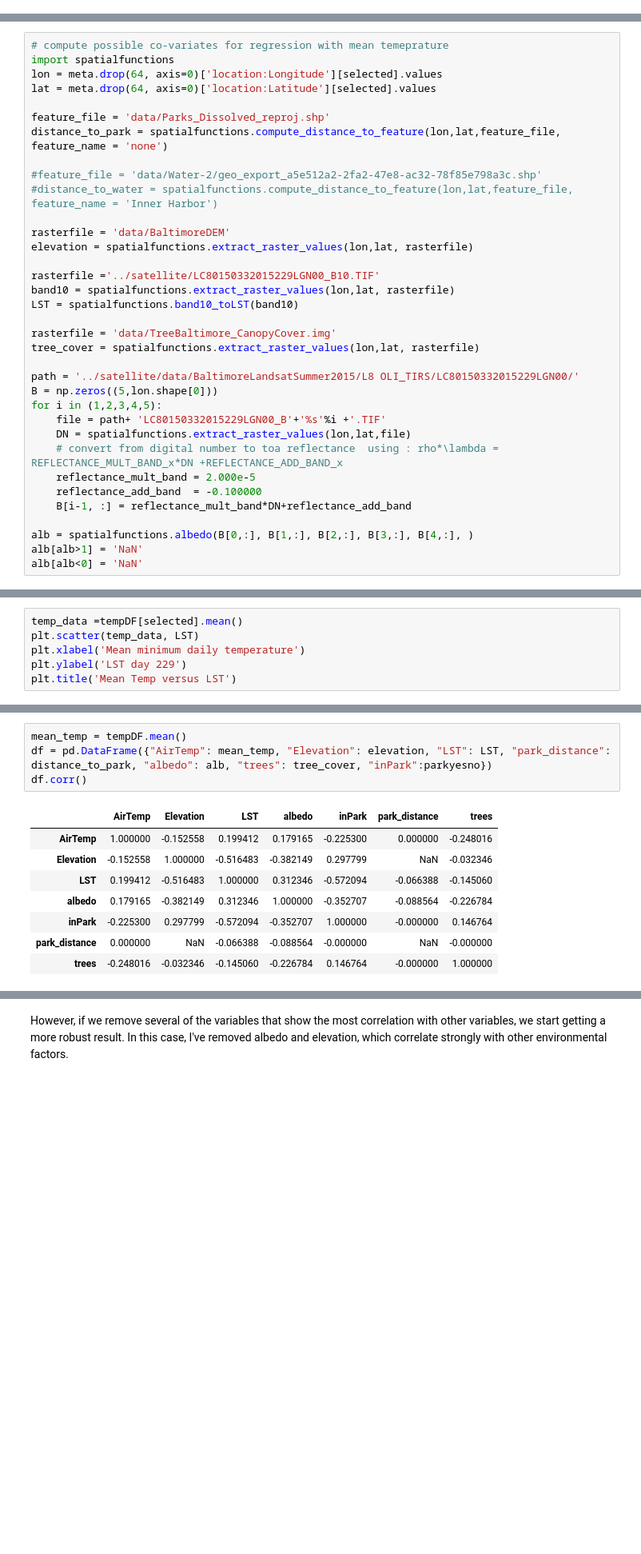
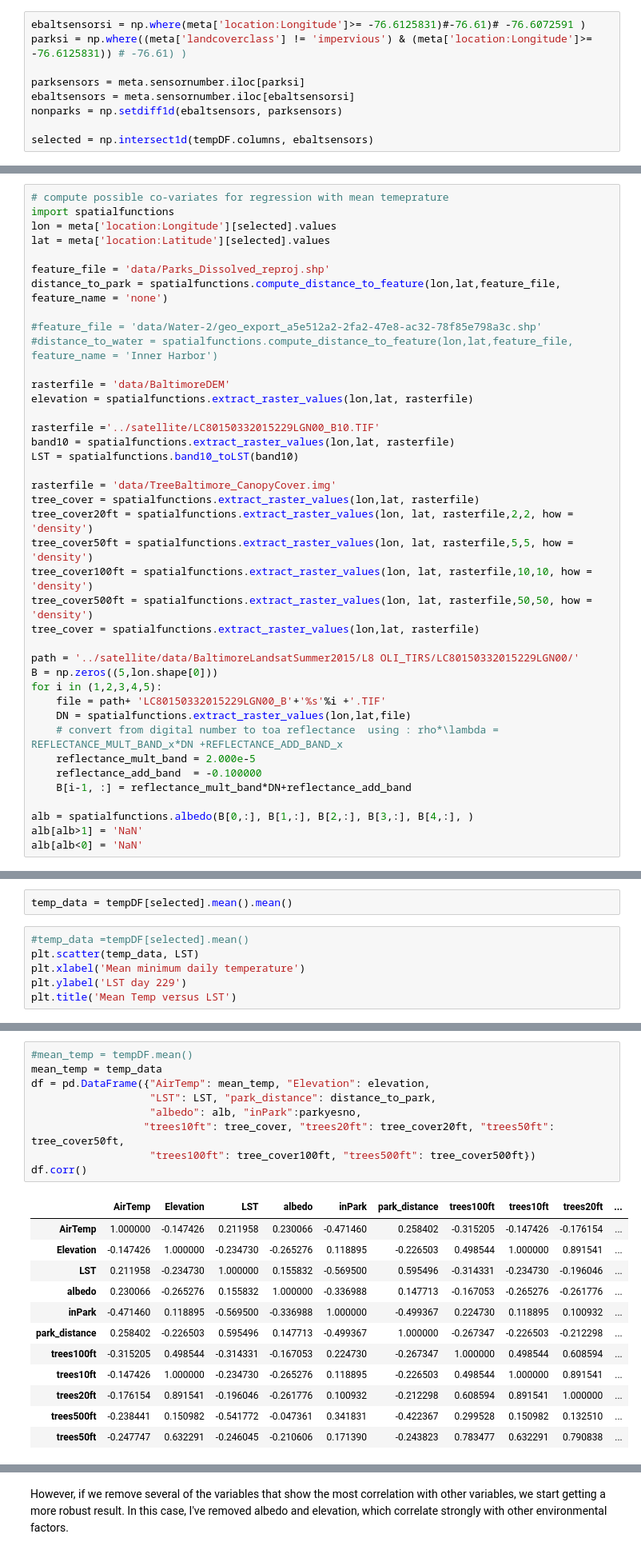
Before and after one commit to gottscott/cityheat, a Jupyter notebook: Bmore/maps.ipynb, the cells around one changed output, grey strips where cells are left out. Shown at 80% size. Cells and saved outputs as stored; diff of their text form; blank space fills up the shorter version.

```diff
--- a/Bmore/maps.ipynb
+++ b/Bmore/maps.ipynb
@@ -58,0 +73,9 @@ pressure = olinhalldf['pressure'].resample('H')[startDate:endDate]
+# %%
+ebaltsensorsi = np.where(meta['location:Longitude']>= -76.6125831)#-76.61)# -76.6072591 )
+parksi = np.where((meta['landcoverclass'] != 'impervious') & (meta['location:Longitude']>= -76.6125831)) # -76.61) )
+
+parksensors = meta.sensornumber.iloc[parksi]
+ebaltsensors = meta.sensornumber.iloc[ebaltsensorsi]
+nonparks = np.setdiff1d(ebaltsensors, parksensors)
+
+selected = np.intersect1d(tempDF.columns, ebaltsensors)
@@ -66,8 +97,8 @@ mapmean(tempDF.resample('D', how = 'min')[selected],
 # %%
 # compute possible co-variates for regression with mean temeprature
 import spatialfunctions
-lon = meta.drop(64, axis=0)['location:Longitude'][selected].values
-lat = meta.drop(64, axis=0)['location:Latitude'][selected].values
+lon = meta['location:Longitude'][selected].values
+lat = meta['location:Latitude'][selected].values
 
 feature_file = 'data/Parks_Dissolved_reproj.shp'
 distance_to_park = spatialfunctions.compute_distance_to_feature(lon,lat,feature_file, feature_name = 'none')
@@ -84,6 +115,11 @@ LST = spatialfunctions.band10_toLST(band10)
 
 rasterfile = 'data/TreeBaltimore_CanopyCover.img'
 tree_cover = spatialfunctions.extract_raster_values(lon,lat, rasterfile)
+tree_cover20ft = spatialfunctions.extract_raster_values(lon, lat, rasterfile,2,2, how = 'density')
+tree_cover50ft = spatialfunctions.extract_raster_values(lon, lat, rasterfile,5,5, how = 'density')
+tree_cover100ft = spatialfunctions.extract_raster_values(lon, lat, rasterfile,10,10, how = 'density')
+tree_cover500ft = spatialfunctions.extract_raster_values(lon, lat, rasterfile,50,50, how = 'density')
+tree_cover = spatialfunctions.extract_raster_values(lon,lat, rasterfile)
 
 path = '../satellite/data/BaltimoreLandsatSummer2015/L8 OLI_TIRS/LC80150332015229LGN00/'
 B = np.zeros((5,lon.shape[0]))
@@ -146,5 +144,7 @@ use .resample(...).mean() instead of .resample(...)
+# %%
+temp_data = tempDF[selected].mean().mean()
 # %%
-temp_data =tempDF[selected].mean()
+#temp_data =tempDF[selected].mean()
 plt.scatter(temp_data, LST)
 plt.xlabel('Mean minimum daily temperature')
 plt.ylabel('LST day 229')
@@ -162,13 +169,22 @@ Note that the correlations between the variables is stronger than the correlatio
 # %%
-mean_temp = tempDF.mean()
-df = pd.DataFrame({"AirTemp": mean_temp, "Elevation": elevation, "LST": LST, "park_distance": distance_to_park, "albedo": alb, "trees": tree_cover, "inPark":parkyesno})
+#mean_temp = tempDF.mean()
+mean_temp = temp_data
+df = pd.DataFrame({"AirTemp": mean_temp, "Elevation": elevation,
+                   "LST": LST, "park_distance": distance_to_park,
+                   "albedo": alb, "inPark":parkyesno,
+                  "trees10ft": tree_cover, "trees20ft": tree_cover20ft, "trees50ft": tree_cover50ft,
+                   "trees100ft": tree_cover100ft, "trees500ft": tree_cover500ft})
 df.corr()
 # %% [output]
-|  | AirTemp | Elevation | LST | albedo | inPark | park_distance | trees |
-| AirTemp | 1.000000 | -0.152558 | 0.199412 | 0.179165 | -0.225300 | 0.000000 | -0.248016 |
-| Elevation | -0.152558 | 1.000000 | -0.516483 | -0.382149 | 0.297799 | NaN | -0.032346 |
-| LST | 0.199412 | -0.516483 | 1.000000 | 0.312346 | -0.572094 | -0.066388 | -0.145060 |
-| albedo | 0.179165 | -0.382149 | 0.312346 | 1.000000 | -0.352707 | -0.088564 | -0.226784 |
-| inPark | -0.225300 | 0.297799 | -0.572094 | -0.352707 | 1.000000 | -0.000000 | 0.146764 |
-| park_distance | 0.000000 | NaN | -0.066388 | -0.088564 | -0.000000 | NaN | -0.000000 |
-| trees | -0.248016 | -0.032346 | -0.145060 | -0.226784 | 0.146764 | -0.000000 | 1.000000 |
+|  | AirTemp | Elevation | LST | albedo | inPark | park_distance | trees100ft | trees10ft | trees20ft | ... |
+| AirTemp | 1.000000 | -0.147426 | 0.211958 | 0.230066 | -0.471460 | 0.258402 | -0.315205 | -0.147426 | -0.176154 | ... |
+| Elevation | -0.147426 | 1.000000 | -0.234730 | -0.265276 | 0.118895 | -0.226503 | 0.498544 | 1.000000 | 0.891541 | ... |
+| LST | 0.211958 | -0.234730 | 1.000000 | 0.155832 | -0.569500 | 0.595496 | -0.314331 | -0.234730 | -0.196046 | ... |
+| albedo | 0.230066 | -0.265276 | 0.155832 | 1.000000 | -0.336988 | 0.147713 | -0.167053 | -0.265276 | -0.261776 | ... |
+| inPark | -0.471460 | 0.118895 | -0.569500 | -0.336988 | 1.000000 | -0.499367 | 0.224730 | 0.118895 | 0.100932 | ... |
+| park_distance | 0.258402 | -0.226503 | 0.595496 | 0.147713 | -0.499367 | 1.000000 | -0.267347 | -0.226503 | -0.212298 | ... |
+| trees100ft | -0.315205 | 0.498544 | -0.314331 | -0.167053 | 0.224730 | -0.267347 | 1.000000 | 0.498544 | 0.608594 | ... |
+| trees10ft | -0.147426 | 1.000000 | -0.234730 | -0.265276 | 0.118895 | -0.226503 | 0.498544 | 1.000000 | 0.891541 | ... |
+| trees20ft | -0.176154 | 0.891541 | -0.196046 | -0.261776 | 0.100932 | -0.212298 | 0.608594 | 0.891541 | 1.000000 | ... |
+| trees500ft | -0.238441 | 0.150982 | -0.541772 | -0.047361 | 0.341831 | -0.422367 | 0.299528 | 0.150982 | 0.132510 | ... |
+| trees50ft | -0.247747 | 0.632291 | -0.246045 | -0.210606 | 0.171390 | -0.243823 | 0.783477 | 0.632291 | 0.790838 | ... |
```
Also changed, not shown: parts of 17 cells of this notebook.
